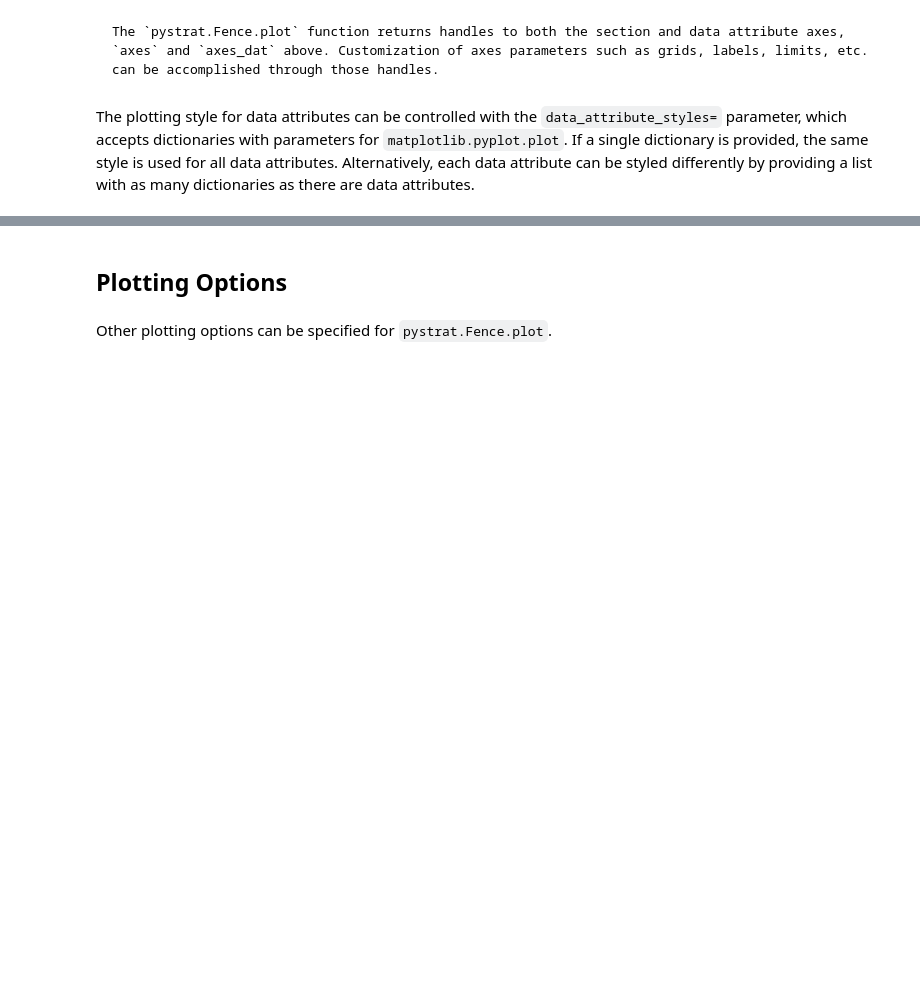
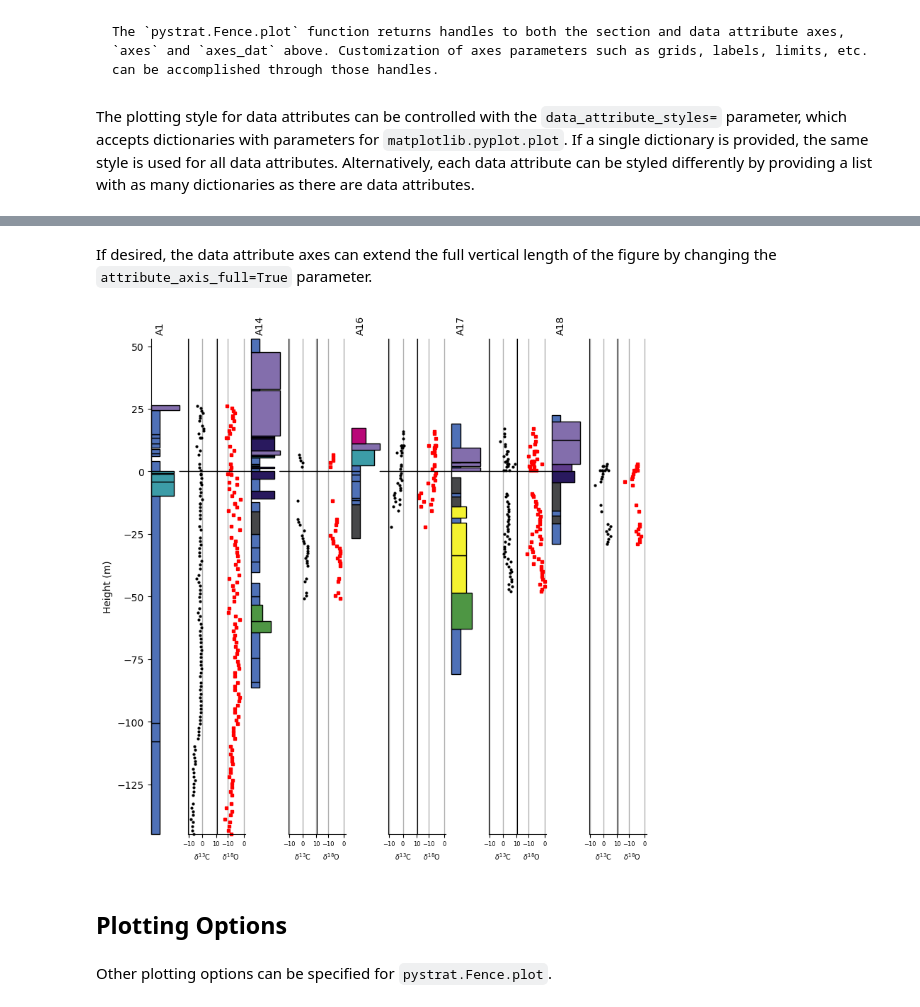
Before and after one commit to pystrat-maintainers/pystrat, a Jupyter notebook: docs/fence_diagrams.ipynb, the cells around one changed output, grey strips where cells are left out. Cells and saved outputs as stored; diff of their text form; code cells hidden in the pictures; blank space fills up the shorter version.

```diff
--- a/docs/fence_diagrams.ipynb
+++ b/docs/fence_diagrams.ipynb
@@ -304,3 +304,28 @@ plt.show()
+# %% [markdown]
+If desired, the data attribute axes can extend the full vertical length of the figure by changing the `attribute_axis_full=True` parameter.
+# %%
+fig = plt.figure(figsize=(7, 7))
+
+# plot fence with data d13C data attribute
+axes, axes_dat = fence_5.plot(style_1, fig=fig,
+                              data_attributes=['d13C', 'd18O'],
+                              data_attribute_styles=[d13C_style, d18O_style],
+                              sec_wid=1,
+                              attribute_axis_full=True)
+
+# adjust the x-axes for the data attribute plots
+for axs in axes_dat:
+    axs[0].set_xlim([-10.5, 10.5])
+    axs[1].set_xlim([-17, 1])
+    axs[0].set_xlabel('$\\delta^{13}$C', fontsize=7)
+    axs[1].set_xlabel('$\\delta^{18}$O', fontsize=7)
+    for ax in axs:
+        ax.tick_params(axis='x', labelsize=6)
+        ax.grid(axis='x', which='major', linewidth=1)
+
+plt.show()
+# %% [output]
+[figure, added]
 # %% [markdown]
 ## Plotting Options
 # %% [markdown]
```
Also changed, not shown: parts of 9 cells of this notebook, 2 other files.
